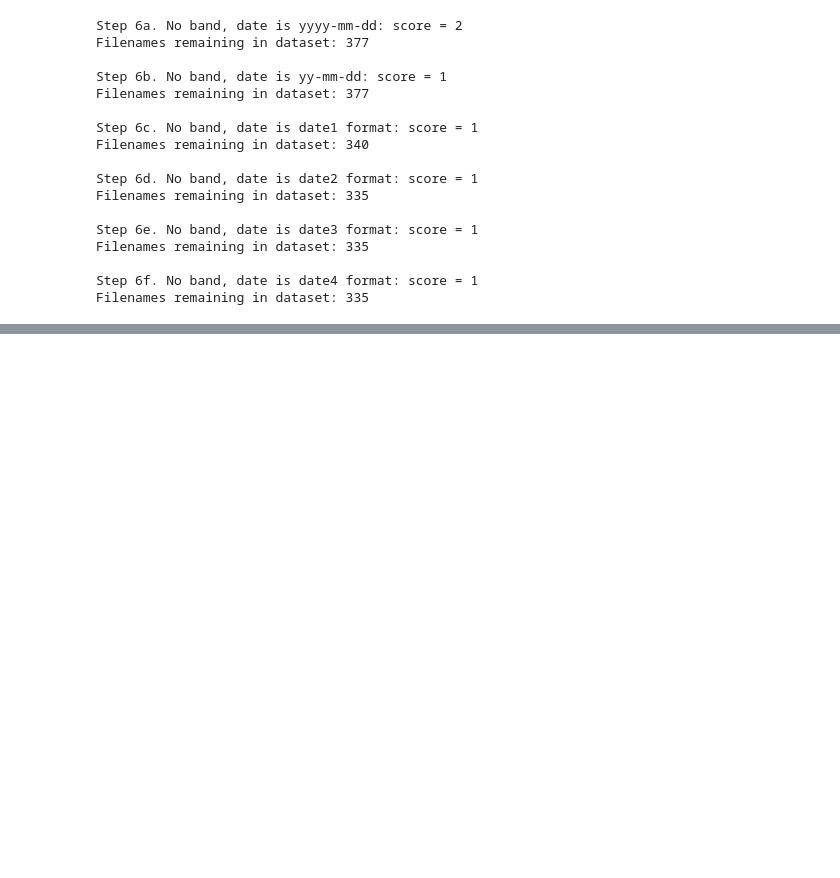
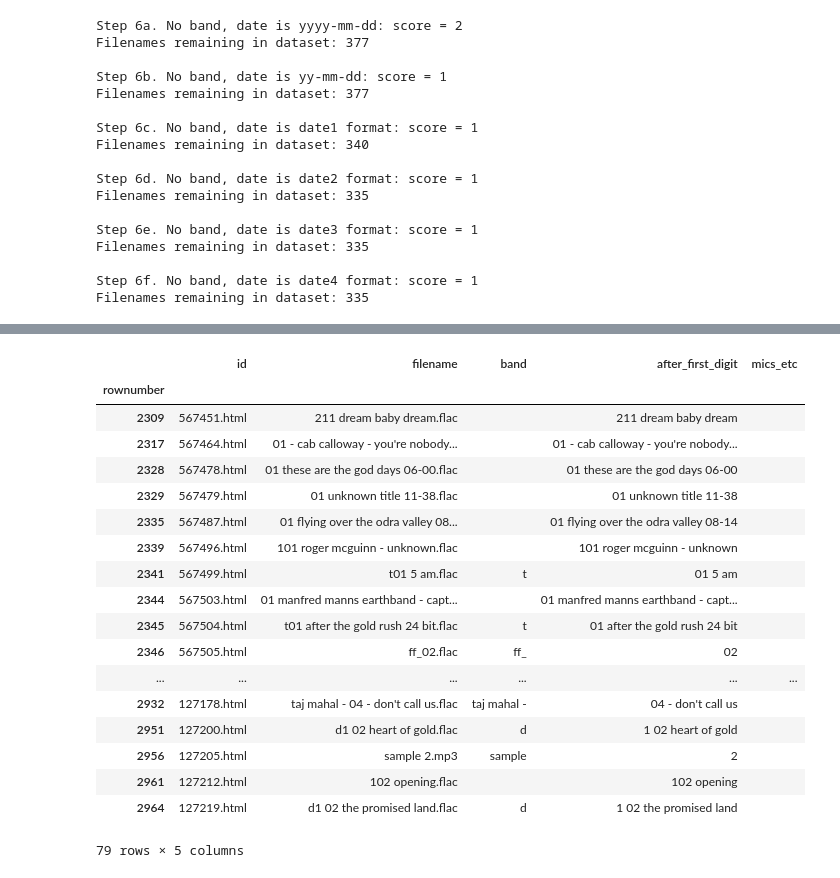
Before and after one commit to raddick/musical-folksonomy, a Jupyter notebook: folksonomy.ipynb, the cells around one changed output, grey strips where cells are left out. Cells and saved outputs as stored; diff of their text form; code cells hidden in the pictures; blank space fills up the shorter version.

```diff
--- a/folksonomy.ipynb
+++ b/folksonomy.ipynb
@@ -1252,7 +1688,28 @@ print('Filenames remaining in dataset: {0:,.0f}'.format(len(music_df)))
 # %%
+#music_df.loc[music_df['id'] == '567053.html', 'date_by_hand'] = pandas.to_datetime('1981-08-20')
 
-
-music_df[['id', 'filename', 'band', 'after_first_digit', 'mics_etc']][music_df.index > 1430]
+music_df[['id', 'filename', 'band', 'after_first_digit', 'mics_etc']][music_df.index > 2298]
+#music_df['filename'].loc[2246]
+# %% [output]
+|  | id | filename | band | after_first_digit | mics_etc |
+| rownumber |  |  |  |  |  |
+| 2309 | 567451.html | 211 dream baby dream.flac |  | 211 dream baby dream |  |
+| 2317 | 567464.html | 01 - cab calloway - you're nobody... |  | 01 - cab calloway - you're nobody... |  |
+| 2328 | 567478.html | 01 these are the god days 06-00.flac |  | 01 these are the god days 06-00 |  |
+| 2329 | 567479.html | 01 unknown title 11-38.flac |  | 01 unknown title 11-38 |  |
+| 2335 | 567487.html | 01 flying over the odra valley 08... |  | 01 flying over the odra valley 08-14 |  |
+| 2339 | 567496.html | 101 roger mcguinn - unknown.flac |  | 101 roger mcguinn - unknown |  |
+| 2341 | 567499.html | t01 5 am.flac | t | 01 5 am |  |
+| 2344 | 567503.html | 01 manfred manns earthband - capt... |  | 01 manfred manns earthband - capt... |  |
+| 2345 | 567504.html | t01 after the gold rush 24 bit.flac | t | 01 after the gold rush 24 bit |  |
+| 2346 | 567505.html | ff_02.flac | ff_ | 02 |  |
+| ... | ... | ... | ... | ... | ... |
+| 2932 | 127178.html | taj mahal - 04 - don't call us.flac | taj mahal - | 04 - don't call us |  |
+| 2951 | 127200.html | d1 02 heart of gold.flac | d | 1 02 heart of gold |  |
+| 2956 | 127205.html | sample 2.mp3 | sample | 2 |  |
+| 2961 | 127212.html | 102 opening.flac |  | 102 opening |  |
+| 2964 | 127219.html | d1 02 the promised land.flac | d | 1 02 the promised land |  |
+79 rows × 5 columns
 # %%
 
 # REMOVE TRAILING CHARACTERS FROM BAND NAME
```
Also changed, not shown: parts of 7 cells of this notebook.
